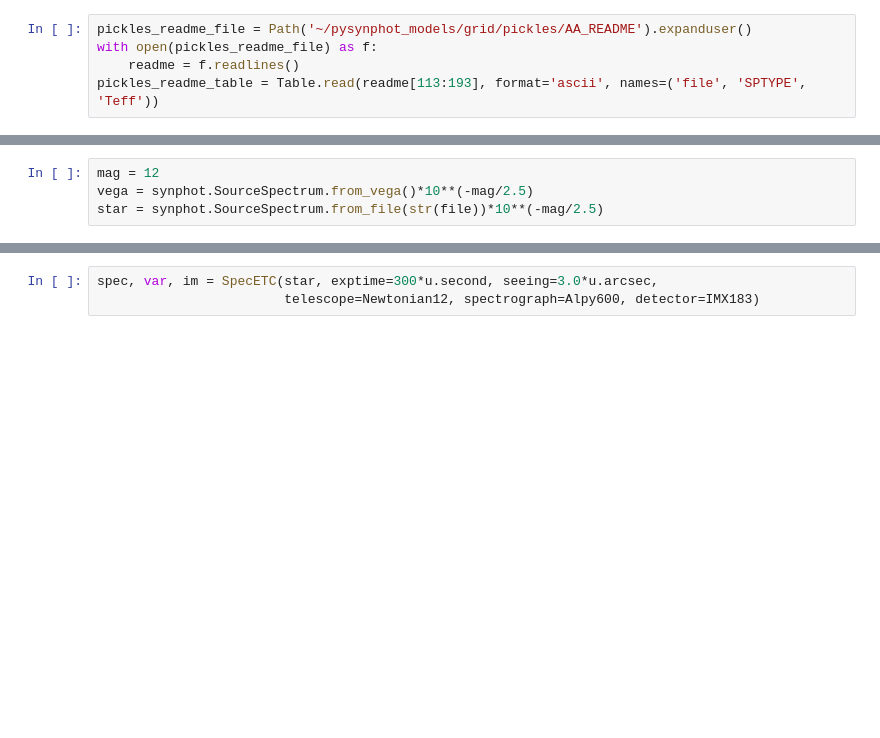
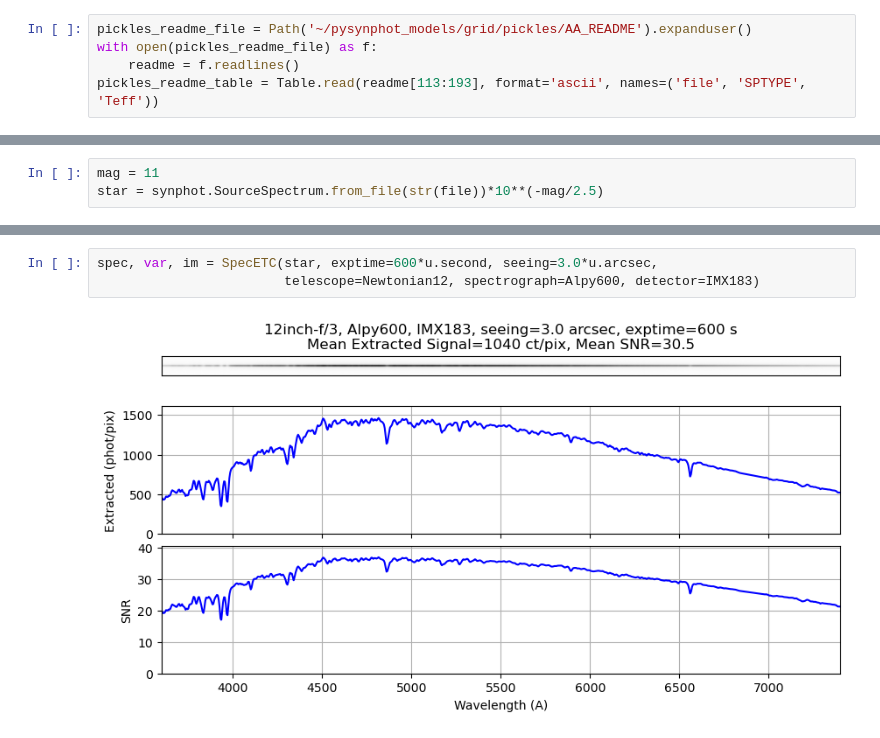
Before and after one commit to joshwalawender/SpecETC, a Jupyter notebook: Sandbox.ipynb, the cells around one changed output, grey strips where cells are left out. Saved outputs shown, nothing was run; the diff lists cells and outputs as text; blank space fills up the shorter version.

```diff
--- a/Sandbox.ipynb
+++ b/Sandbox.ipynb
@@ -48,4 +47,3 @@ print(f"{file}: {file.exists()}")
 # %%
-mag = 12
-vega = synphot.SourceSpectrum.from_vega()*10**(-mag/2.5)
+mag = 11
 star = synphot.SourceSpectrum.from_file(str(file))*10**(-mag/2.5)
@@ -106,6 +80,8 @@ plt.show()
 # %%
-spec, var, im = SpecETC(star, exptime=300*u.second, seeing=3.0*u.arcsec,
+spec, var, im = SpecETC(star, exptime=600*u.second, seeing=3.0*u.arcsec,
                         telescope=Newtonian12, spectrograph=Alpy600, detector=IMX183)
+# %% [output]
+[figure, added]
 # %%
 spec, var, im = SpecETC(star, exptime=600*u.second, seeing=3.0*u.arcsec,
                         telescope=ACF14reduced, spectrograph=Alpy600, detector=IMX183)
```
Also changed, not shown: parts of 9 cells of this notebook, 1 other file.
